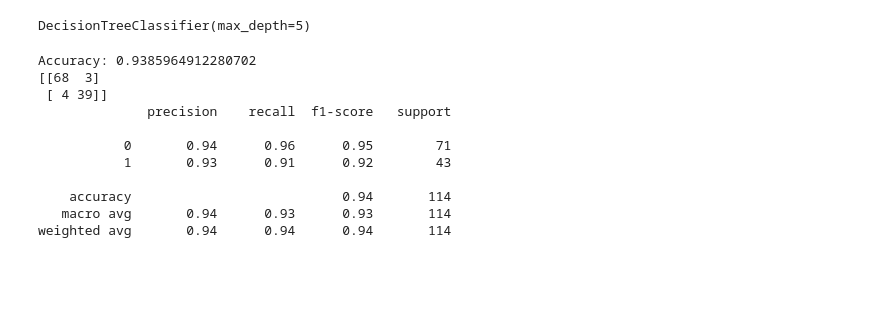
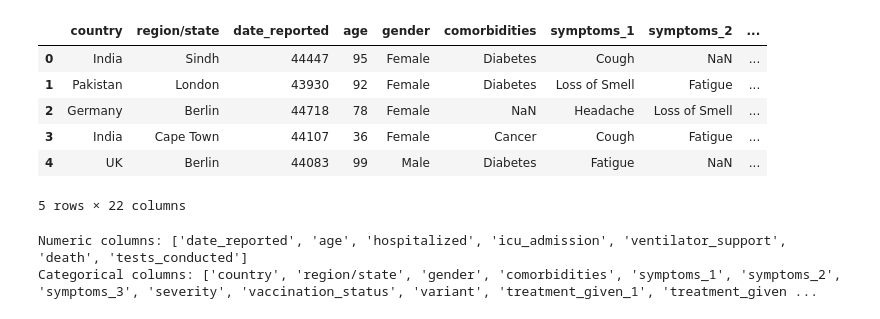
Before and after one commit to MathusiganSenthan/machine-learning-Group-Pro, a Jupyter notebook: decision_tree.ipynb, the cells around one changed output. Saved outputs shown, nothing was run; the diff lists cells and outputs as text; code cells hidden in the pictures; blank space fills up the shorter version.

```diff
--- a/decision_tree.ipynb
+++ b/decision_tree.ipynb
@@ -59,2 +50,2 @@ dtype: int64
 # %%
-df["diagnosis"] = df["diagnosis"].map({"M": 1, "B": 0})
+df.info()
@@ -68,23 +90,25 @@ X_train, X_test, y_train, y_test = train_test_split(
 # %%
-model = DecisionTreeClassifier(max_depth=5)
-model.fit(X_train, y_train)
+target = "recovered"
-# %% [output]
-DecisionTreeClassifier(max_depth=5)
 # %%
-y_pred = model.predict(X_test)
+drop_columns = [
+    "patient_id",
+    "source_url",
+    "doctor_assigned",
+    "date_of_recovery",
+    "date_of_death",
+    "days_to_recovery"
+]
+
+drop_columns = [col for col in drop_columns if col in df.columns]
+
+df = df.drop(columns=drop_columns)
 # %%
-print("Accuracy:", accuracy_score(y_test, y_pred))
-print(confusion_matrix(y_test, y_pred))
-print(classification_report(y_test, y_pred))
+df.head()
 # %% [output]
+|  | country | region/state | date_reported | age | gender | comorbidities | symptoms_1 | symptoms_2 | ... |
+| 0 | India | Sindh | 44447 | 95 | Female | Diabetes | Cough | NaN | ... |
+| 1 | Pakistan | London | 43930 | 92 | Female | Diabetes | Loss of Smell | Fatigue | ... |
+| 2 | Germany | Berlin | 44718 | 78 | Female | NaN | Headache | Loss of Smell | ... |
+| 3 | India | Cape Town | 44107 | 36 | Female | Cancer | Cough | Fatigue | ... |
+| 4 | UK | Berlin | 44083 | 99 | Male | Diabetes | Fatigue | NaN | ... |
-Accuracy: 0.9385964912280702
-[[68  3]
- [ 4 39]]
-              precision    recall  f1-score   support
-
-           0       0.94      0.96      0.95        71
-           1       0.93      0.91      0.92        43
-
-    accuracy                           0.94       114
-   macro avg       0.94      0.93      0.93       114
-weighted avg       0.94      0.94      0.94       114
+5 rows × 22 columns
@@ -90,0 +118,9 @@ weighted avg       0.94      0.94      0.94       114
+# %%
+numeric_features = X.select_dtypes(include=["int64", "float64"]).columns.tolist()
+categorical_features = X.select_dtypes(include=["object"]).columns.tolist()
+
+print("Numeric columns:", numeric_features)
+print("Categorical columns:", categorical_features)
+# %% [output]
+Numeric columns: ['date_reported', 'age', 'hospitalized', 'icu_admission', 'ventilator_support', 'death', 'tests_conducted']
+Categorical columns: ['country', 'region/state', 'gender', 'comorbidities', 'symptoms_1', 'symptoms_2', 'symptoms_3', 'severity', 'vaccination_status', 'variant', 'treatment_given_1', 'treatment_given ...
```
Also changed, not shown: parts of 22 cells of this notebook.
